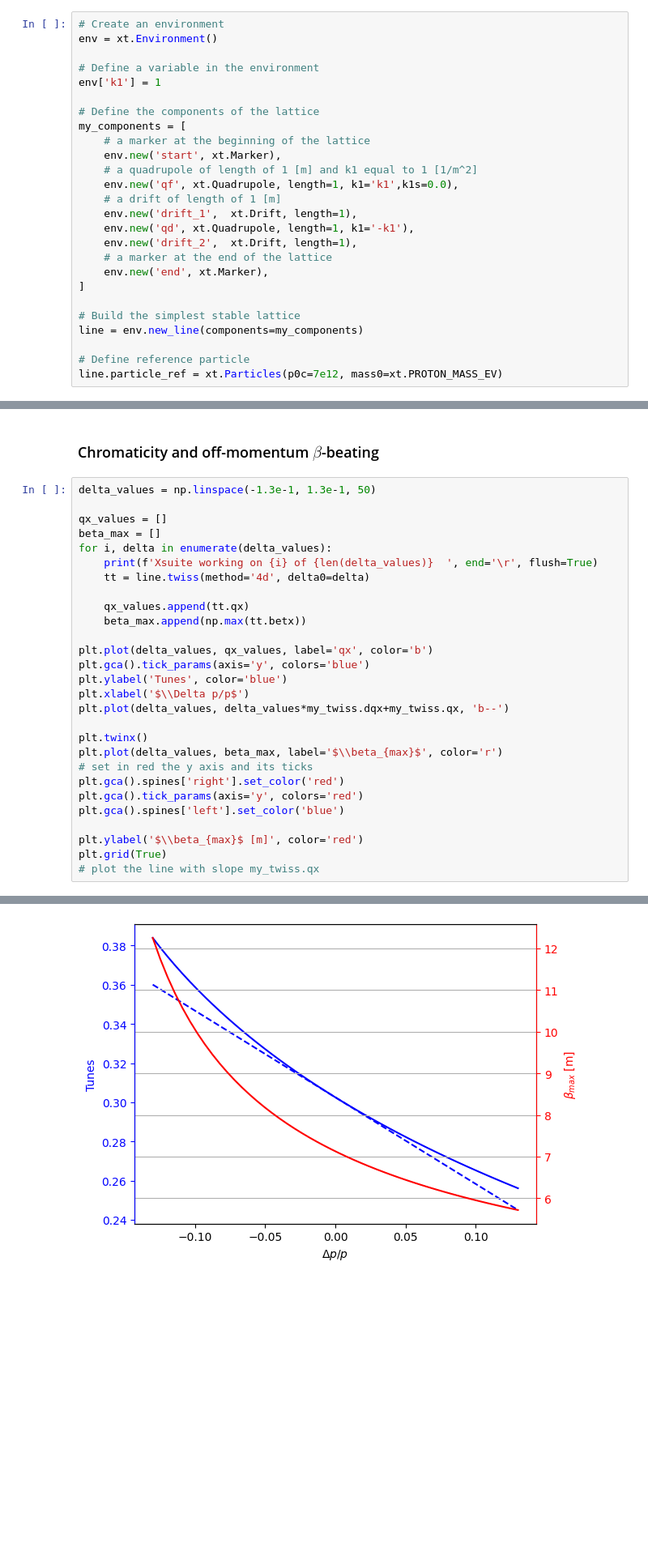
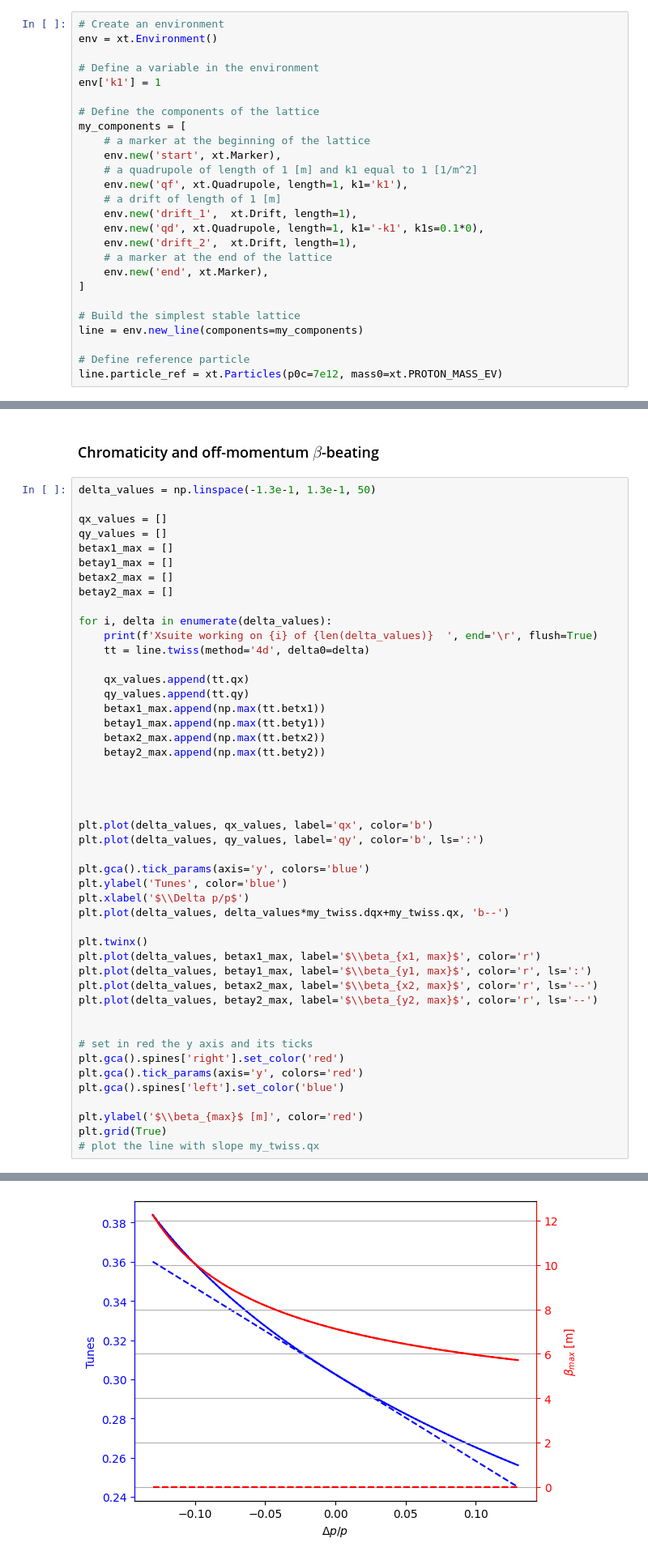
Before and after one commit to sterbini/AAP_CAS, a Jupyter notebook: 000_example.ipynb, the cells around one changed output, grey strips where cells are left out. Shown at 81% size. Saved outputs shown, nothing was run; the diff lists cells and outputs as text; blank space fills up the shorter version.

```diff
--- a/000_example.ipynb
+++ b/000_example.ipynb
@@ -21,10 +21,10 @@ my_components = [
     # a marker at the beginning of the lattice
     env.new('start', xt.Marker),
     # a quadrupole of length of 1 [m] and k1 equal to 1 [1/m^2]
-    env.new('qf', xt.Quadrupole, length=1, k1='k1',k1s=0.0),
+    env.new('qf', xt.Quadrupole, length=1, k1='k1'),
     # a drift of length of 1 [m]
     env.new('drift_1',  xt.Drift, length=1),
-    env.new('qd', xt.Quadrupole, length=1, k1='-k1'),
+    env.new('qd', xt.Quadrupole, length=1, k1='-k1', k1s=0.1*0),
     env.new('drift_2',  xt.Drift, length=1),
     # a marker at the end of the lattice
     env.new('end', xt.Marker),
@@ -217,34 +182,53 @@ plt.show()
 # %%
 delta_values = np.linspace(-1.3e-1, 1.3e-1, 50)
 
 qx_values = []
-beta_max = []
+qy_values = []
+betax1_max = []
+betay1_max = []
+betax2_max = []
+betay2_max = []
+
 for i, delta in enumerate(delta_values):
     print(f'Xsuite working on {i} of {len(delta_values)}  ', end='\r', flush=True)
     tt = line.twiss(method='4d', delta0=delta)
 
     qx_values.append(tt.qx)
-    beta_max.append(np.max(tt.betx))
+    qy_values.append(tt.qy)
+    betax1_max.append(np.max(tt.betx1))
+    betay1_max.append(np.max(tt.bety1))
+    betax2_max.append(np.max(tt.betx2))
+    betay2_max.append(np.max(tt.bety2))
+
+
+
 
 plt.plot(delta_values, qx_values, label='qx', color='b')
+plt.plot(delta_values, qy_values, label='qy', color='b', ls=':')
+
 plt.gca().tick_params(axis='y', colors='blue')
 plt.ylabel('Tunes', color='blue')
 plt.xlabel('$\\Delta p/p$')
 plt.plot(delta_values, delta_values*my_twiss.dqx+my_twiss.qx, 'b--')
 
 plt.twinx()
-plt.plot(delta_values, beta_max, label='$\\beta_{max}$', color='r')
+plt.plot(delta_values, betax1_max, label='$\\beta_{x1, max}$', color='r')
+plt.plot(delta_values, betay1_max, label='$\\beta_{y1, max}$', color='r', ls=':')
+plt.plot(delta_values, betax2_max, label='$\\beta_{x2, max}$', color='r', ls='--')
+plt.plot(delta_values, betay2_max, label='$\\beta_{y2, max}$', color='r', ls='--')
+
+
 # set in red the y axis and its ticks
 plt.gca().spines['right'].set_color('red')
 plt.gca().tick_params(axis='y', colors='red')
 plt.gca().spines['left'].set_color('blue')
 
 plt.ylabel('$\\beta_{max}$ [m]', color='red')
 plt.grid(True)
 # plot the line with slope my_twiss.qx
 # %% [output]
 Xsuite working on 49 of 50
-[figure, old version]
+[figure, new version]
 # %%
 print(f'Qx = {my_twiss.qx}')
 print(f'Qy = {my_twiss.qy}')
```
Also changed, not shown: parts of 15 cells of this notebook, 1 other file.
